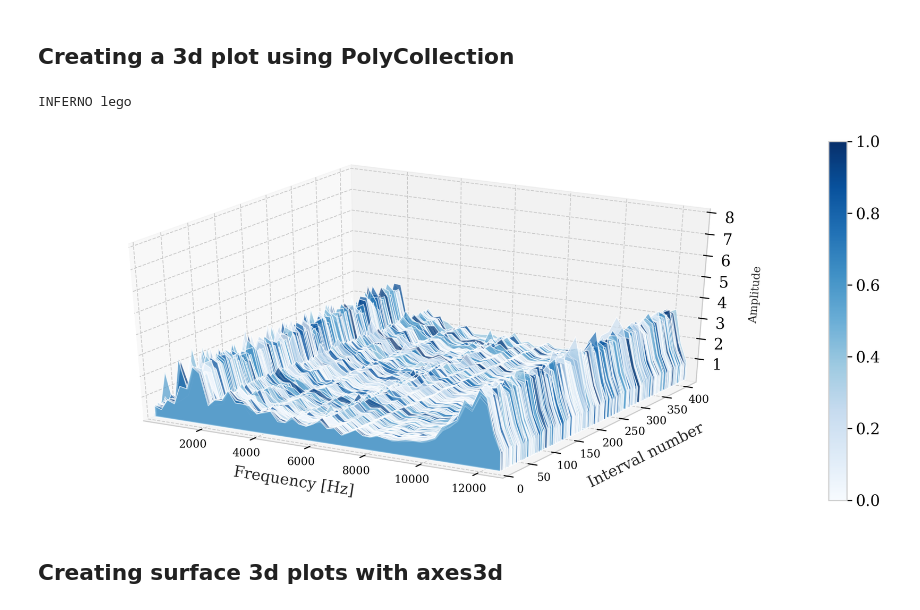
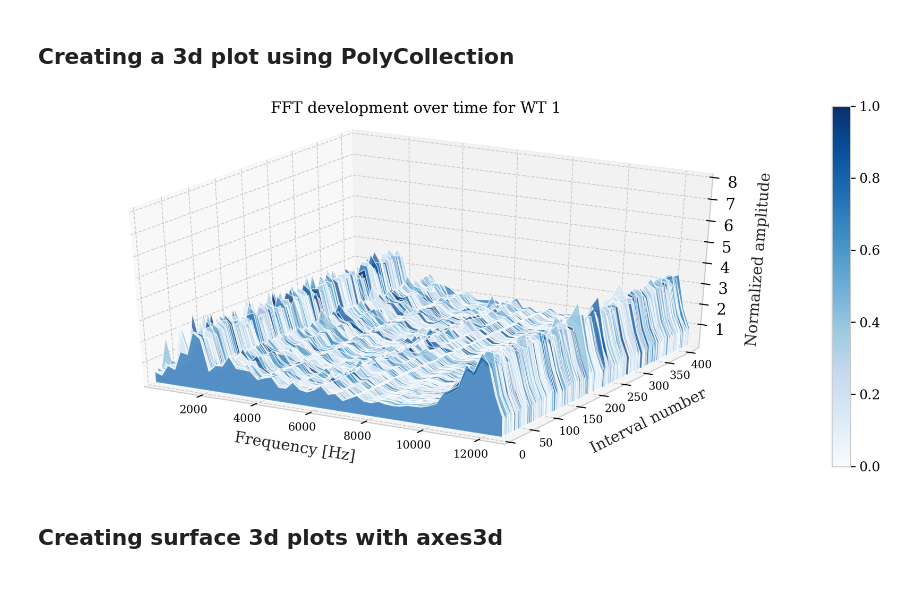
Before and after one commit to StianIsmar/master-thesis, a Jupyter notebook: src/data_processing/RMS_bins_3D_plots.ipynb, the cells around one changed output. Drawn from its saved outputs; the diff is of its cells as text; code cells hidden in the pictures.

Commit message:
Completed function for plotting 3D with power colours

```diff
--- a/src/data_processing/RMS_bins_3D_plots.ipynb
+++ b/src/data_processing/RMS_bins_3D_plots.ipynb
@@ -171,30 +171,15 @@ def plot_2d_bins(bin_values):
 '''
 from matplotlib import cm, pyplot as plt
 
-def print3d_with_poly_collection(x,y,z,color_alt,average_powers, cm_style='Blues',filter = False):
+def print3d_with_poly_collection(wt_number,x,y,z,color_alt,average_powers, cm_style='Blues',filter = False):
 
     if filter == True:
         z = filter_RMS_spikes(x,y,z)
-    '''
-
-    # Filter away the crazy high values (normalized amplitude > 10)
-    remove_index = []
-    for i, interval in enumerate(z):
-        for j, amp in enumerate(interval):
-            if (amp > 10):
-                remove_index.append(i)
-                print(f"index appended from interval: {i}")
-
-    # Remove the indexes:
-    x = np.delete(x, remove_index)
-    y = np.delete(y, remove_index)
-    z = np.delete(z, remove_index)
-
-    '''
-
 
     fig = plt.figure(figsize=(15,6))
     ax = fig.add_subplot(111, projection='3d')
+    ax.set_title(f"FFT development over time for WT {wt_number}",pad=20)
+
 
     # Get the numpy arrays on the correct shape
     freq_data = x.T
@@ -212,24 +197,7 @@ def print3d_with_poly_collection(x,y,z,color_alt,average_powers, cm_style='Blues
 
     # Colors:
 
-    if color_alt == 'color_alt1':
-        # ALT_1:
-        col = []
-        for i in range(freq_data.shape[1]):
-            a = [0, random.uniform(0, 0.1),random.uniform(0.5, 1.0)]
-            col.append(a)
-        poly = PolyCollection(verts, facecolors = col)
-
-
-    elif color_alt == 'color_alt2':
-        # ALT_2
-        cmap = cm.get_cmap(cm_style)
-        print("Amp data shape:  ",amp_data.shape[1])
-        col = [cmap(x) for x in np.random.rand(amp_data.shape[1])]
-        poly = PolyCollection(verts, facecolors = col)
-
-    elif color_alt == 'color_alt4':
-        print("INFERNO lego")
+    if color_alt == 'color_alt4':
         cmap = cm.get_cmap(cm_style)
         # inferno
         norm = [float(i)/sum(average_powers) for i in average_powers]
@@ -243,44 +211,36 @@ def print3d_with_poly_collection(x,y,z,color_alt,average_powers, cm_style='Blues
 
     # facecolors = col
     # facecolors = ['r', 'g', 'c', 'y','r', 'g', 'c', 'y','r', 'g', 'c']
     poly.set_alpha(0.7)
     # poly.set_cmap('blues')
 
     # The zdir keyword makes it plot the "z" vertex dimension (radius)
     # along the y axis. The zs keyword sets each polygon at the
     # correct radius value.
     ax.add_collection3d(poly, zs=rad_data, zdir='y')
 
     ax.set_xlim3d(freq_data.min(), freq_data.max())
 
     ax.set_xlabel('Frequency [Hz]',labelpad=10)
     ax.set_ylim3d(rad_data.min(), rad_data.max())
     ax.set_ylabel('Interval number',labelpad=10)
     # ax.set_zlim3d(amp_data.min(), amp_data.max())
     ax.set_zlim3d(amp_data.min(), 8)
-    ax.set_zlabel('Amplitude',fontsize = 10)
+    ax.set_zlabel('Normalized amplitude')
     sm = plt.cm.ScalarMappable(cmap=cmap)
     sm.set_array([])
     cb = plt.colorbar(sm);
     ticklabs = cb.ax.get_yticklabels()
+    cb.ax.tick_params(labelsize=12)
     plt.xticks(fontsize=10)
     plt.yticks(fontsize=10)
     ax.tick_params(axis='both', which='major', pad=1)
     # plt.zticks(fontsize=10)
 
 
     plt.show()
-
-print3d_with_poly_collection(freqs_wt01,
-                             interval_nums_wt01,
-                             rms_amplitudes_wt01,
-                             'color_alt4',
-                             avg_powers_wt01,
-                             'Blues',
-                             False)
 # %% [output]
-INFERNO lego
-[figure, old version]
+[figure, new version]
 # %%
 # Remove spikes that seem unnaturally large (by inspection). From the 3D plots,
 # one can see that the spikes show up "randomly". They are therefore filtered away
```
Also changed, not shown: parts of 3 cells of this notebook.
